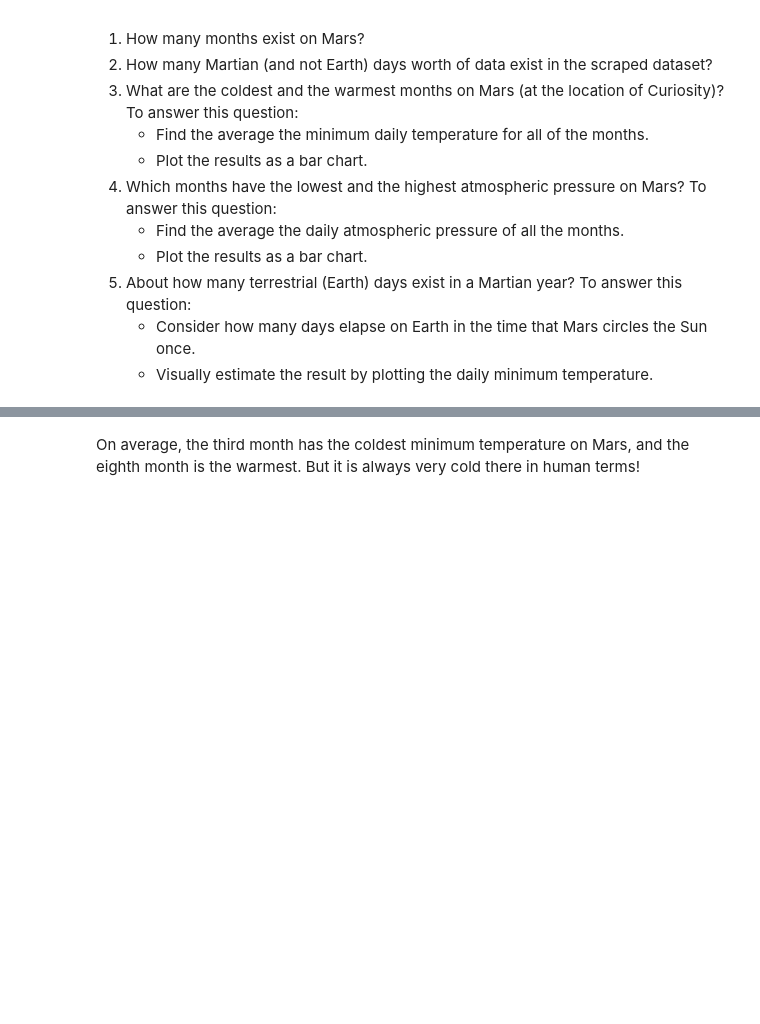
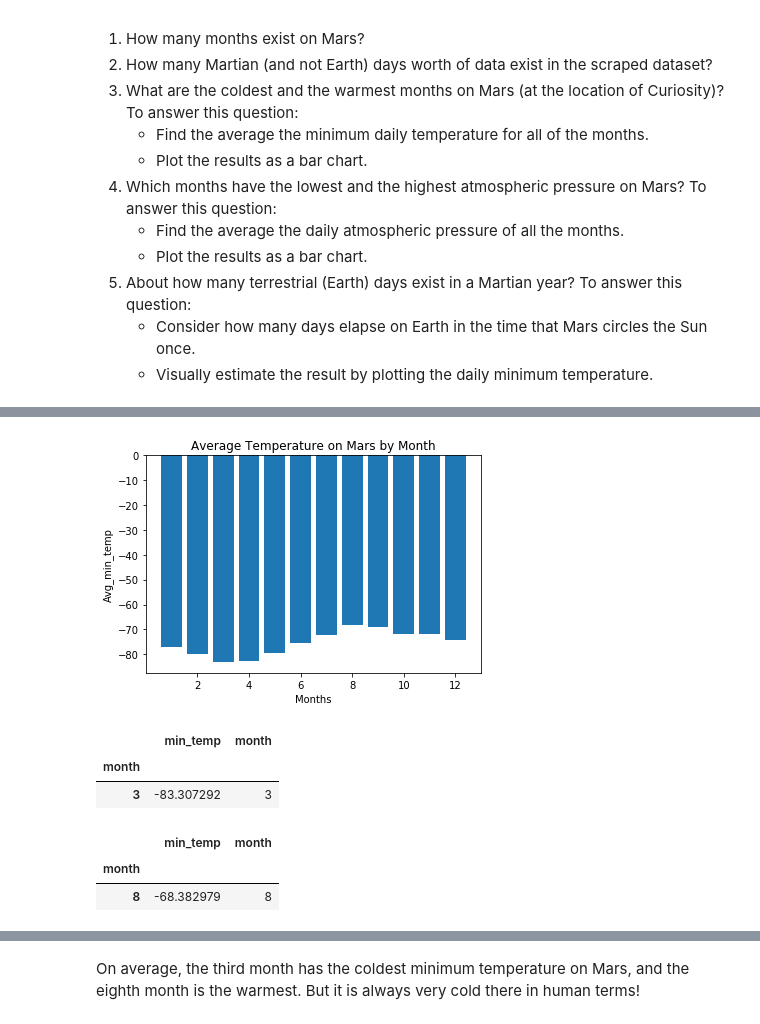
Before and after one commit to camillejensen/datacollection-challenge, a Jupyter notebook: Starter/part_2_mars_weather.ipynb, the cells around one changed output, grey strips where cells are left out. Saved outputs shown, nothing was run; the diff lists cells and outputs as text; code cells hidden in the pictures; blank space fills up the shorter version.

```diff
--- a/Starter/part_2_mars_weather.ipynb
+++ b/Starter/part_2_mars_weather.ipynb
@@ -47,4 +86,5 @@ Assemble the scraped data into a Pandas DataFrame. The columns should have the s
 # %%
 # Create a Pandas DataFrame by using the list of rows and a list of the column names
+mars_weather_df= pd.DataFrame(data=row_input, columns=mars_weather)
 # %%
 # Confirm DataFrame was created successfully
@@ -61,2 +124,11 @@ Examine the data types that are currently associated with each column. If necess
+# %%
+# Change data types for data analysis
+mars_weather_df['id']= mars_weather_df['id'].astype(int)
+mars_weather_df['terrestrial_date']= pd.to_datetime(mars_weather_df['terrestrial_date'])
+mars_weather_df['sol']= mars_weather_df['sol'].astype(int)
+mars_weather_df['ls']= mars_weather_df['ls'].astype(int)
+mars_weather_df['month']= mars_weather_df['month'].astype(int)
+mars_weather_df['min_temp']= mars_weather_df['min_temp'].astype(float)
+mars_weather_df['pressure']= mars_weather_df['pressure'].astype(float)
 # %%
 # Confirm type changes were successful by examining data types again
@@ -83,2 +173,5 @@ Analyze your dataset by using Pandas functions to answer the following questions
 # %%
 # 3. What is the average low temperature by month?
+low_temp=mars_weather_df.groupby('month')['min_temp'].mean()
+print(f"The average low temperature each month on mars")
+print(low_temp)
@@ -86,0 +194,4 @@ Analyze your dataset by using Pandas functions to answer the following questions
+# %%
+low_temp_df= pd.DataFrame(low_temp)
+low_temp_df.insert(1, 'month', [1,2,3,4,5,6,7,8,9,10,11,12])
+low_temp_df
@@ -87,4 +213,29 @@ Analyze your dataset by using Pandas functions to answer the following questions
+# %%
+
+# Plot the average temperature by month
+plt.bar(low_temp_df['month'], low_temp_df['min_temp'])
+plt.xlabel("Months")
+plt.ylabel("Avg_min_temp")
+plt.title("Average Temperature on Mars by Month")
+plt.show()
+# %% [output]
+[figure, added]
 # %%
 # Identify the coldest and hottest months in Curiosity's location
+coldest_temp=(low_temp_df['min_temp']).min()
+coldest_month= low_temp_df.loc[low_temp_df['min_temp']== coldest_temp]
+coldest_month
+# %% [output]
+|  | min_temp | month |
+| month |  |  |
+| 3 | -83.307292 | 3 |
+# %%
+warmest_temp=(low_temp_df['min_temp']).max()
+warmest_month= low_temp_df.loc[low_temp_df['min_temp']== warmest_temp]
+warmest_month
+# %% [output]
+|  | min_temp | month |
+| month |  |  |
+| 8 | -68.382979 | 8 |
 # %%
 # 4. Average pressure by Martian month
```
Also changed, not shown: parts of 26 cells of this notebook, 2 other files.
